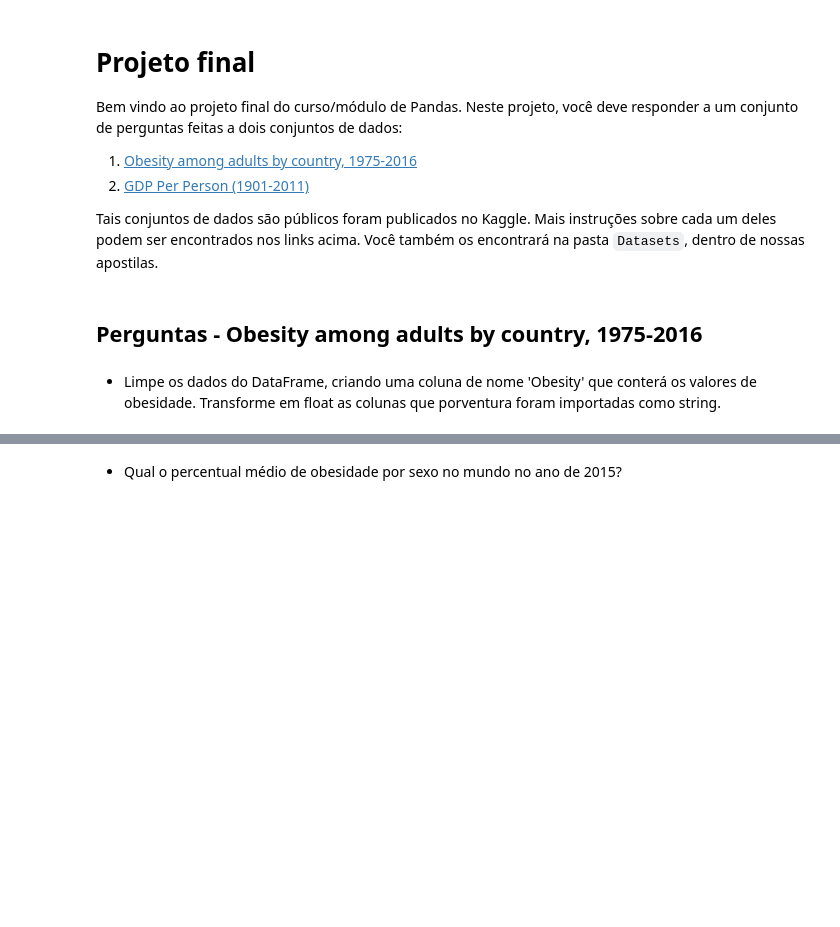
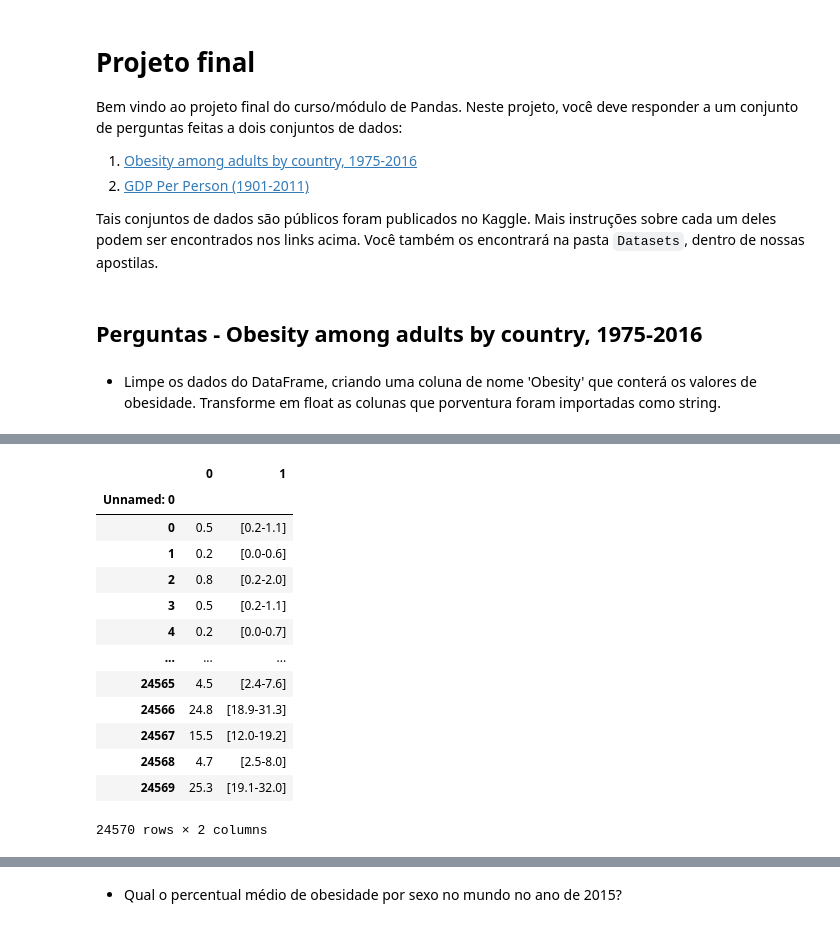
Before and after one commit to thiago-p-anjos/Estudando_Pandas, a Jupyter notebook: Projeto - Análise de dados.ipynb, the cells around one changed output, grey strips where cells are left out. Saved outputs shown, nothing was run; the diff lists cells and outputs as text; code cells hidden in the pictures; blank space fills up the shorter version.

```diff
--- a/Projeto - Análise de dados.ipynb
+++ b/Projeto - Análise de dados.ipynb
@@ -19,0 +51,19 @@ df_obesity = pd.read_csv("Datasets/obesity_cleaned.csv")
+# %%
+df_obesity = df_obesity.set_index('Unnamed: 0')
+# %%
+df_obesity['Obesity (%)'].str.split(' ', n=1, expand=True)
+# %% [output]
+|  | 0 | 1 |
+| Unnamed: 0 |  |  |
+| 0 | 0.5 | [0.2-1.1] |
+| 1 | 0.2 | [0.0-0.6] |
+| 2 | 0.8 | [0.2-2.0] |
+| 3 | 0.5 | [0.2-1.1] |
+| 4 | 0.2 | [0.0-0.7] |
+| ... | ... | ... |
+| 24565 | 4.5 | [2.4-7.6] |
+| 24566 | 24.8 | [18.9-31.3] |
+| 24567 | 15.5 | [12.0-19.2] |
+| 24568 | 4.7 | [2.5-8.0] |
+| 24569 | 25.3 | [19.1-32.0] |
+24570 rows × 2 columns
```
Also changed, not shown: parts of 30 cells of this notebook.
